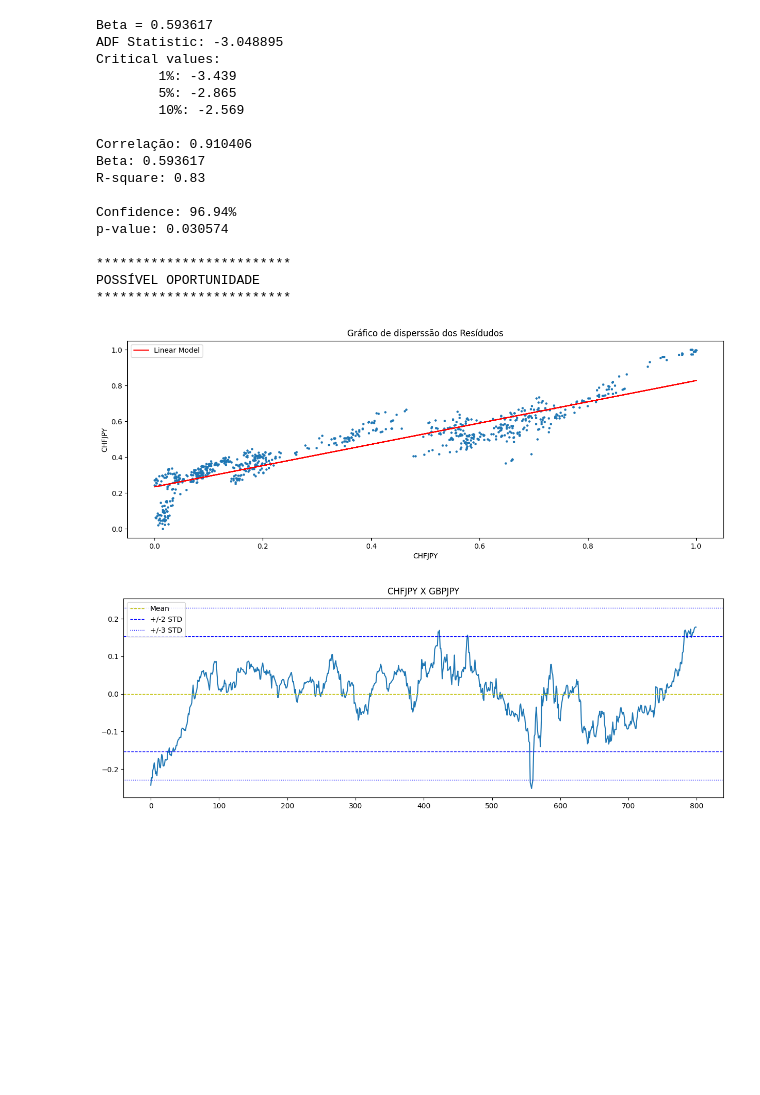
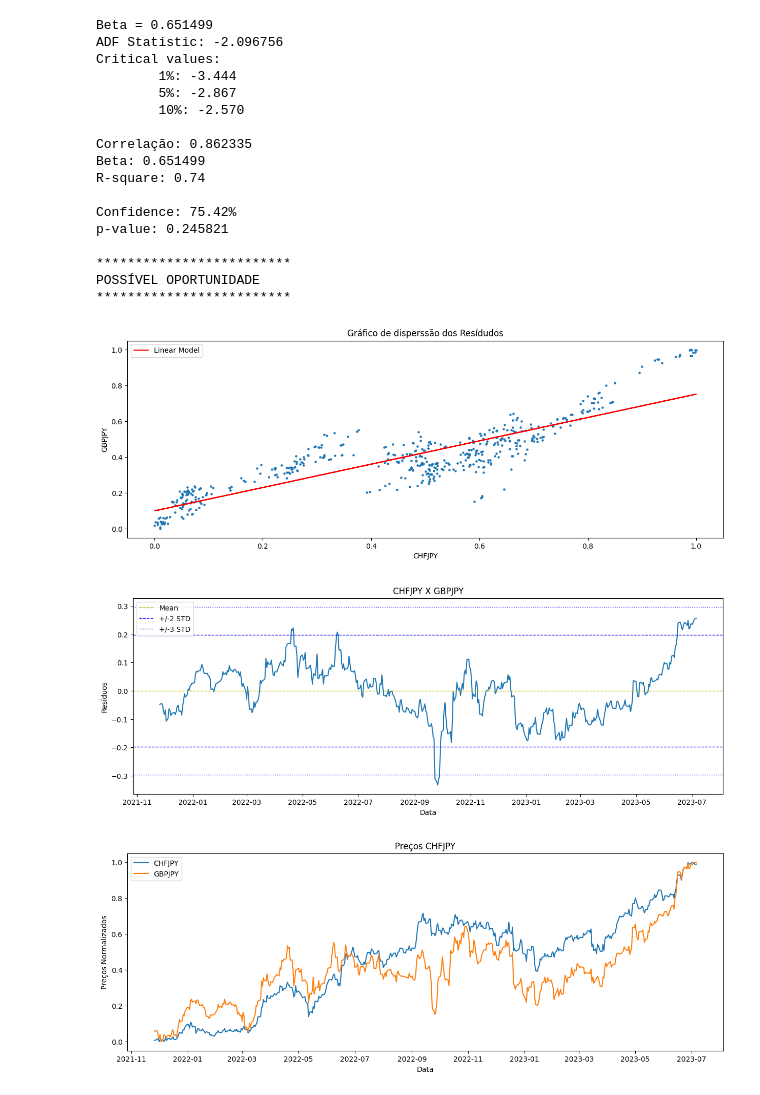
Before and after one commit to diogoraucci/ML_LongShortCointegracao, a Jupyter notebook: LongShort_Cointegracao.ipynb, the cells around one changed output. Saved outputs shown, nothing was run; the diff lists cells and outputs as text; code cells hidden in the pictures; blank space fills up the shorter version.

```diff
--- a/LongShort_Cointegracao.ipynb
+++ b/LongShort_Cointegracao.ipynb
@@ -8,7 +8,11 @@ import matplotlib.pyplot as plt
 import seaborn as sns
 # %%
 # Coletar Dados
-df = pd.read_csv('df_cotacoes.csv')
+data = pd.read_csv('df_cotacoes.csv')
+data.set_index('time',inplace=True)
+
+periodos = 502
+df = data[-periodos:].copy()
 
 from sklearn.preprocessing import MinMaxScaler
 
@@ -92,47 +96,64 @@ else:
     print('NENHUMA OPORTUNIDADE')
     print('*'*25)
 
+# Incluir Index Data
+df.index = data.index[-periodos:]
+# Converter o índice para datetime
+df.index = pd.to_datetime(df.index)
+
 # Plotar Gráficos
 
 chart = 15,5
 #Gerando gráfico da regressão linear
 plt.figure(figsize=(chart))
 plt.title('Gráfico de disperssão dos Resídudos')
 plt.scatter(X_independent, Y_dependent, s=5)
 plt.plot(X_independent, Y_predict, color="red", label='Linear Model')
 plt.xlabel(ativoA)
-plt.ylabel(ativoA)
+plt.ylabel(ativoB)
 plt.legend()
 
 #Plotar Gráfico dos Resíduos
 plt.figure(figsize=(chart))
 plt.title(f'{ativoA} X {ativoB}')
 plt.plot(df['Resíduos'])
 plt.axhline(y=mean, color='y', linestyle='--', linewidth=1, label='Mean')
 plt.axhline(y=up, color='b', linestyle='--', linewidth=1, label=f'+/-{2} STD')
 plt.axhline(y=down, color='b', linestyle='--', linewidth=1, label='_nolegend_')
 plt.axhline(y=up2, color='b', linestyle=':', linewidth=1, label=f'+/-{3} STD')
 plt.axhline(y=down2, color='b', linestyle=':', linewidth=1, label='_nolegend_')
 plt.legend(loc='upper left', ncol=1)
+plt.xlabel('Data')
+plt.ylabel('Resíduos')
+
+#Plotar Gráfico Ativo A
+plt.figure(figsize=(chart))
+plt.title(f'Preços {ativoA}')
+plt.plot(df.iloc[:,0], label=ativoA)
+plt.plot(df.iloc[:,1], label=ativoB)
+plt.xlabel('Data')
+plt.ylabel('Preços Normalizados')
+plt.legend()  # Adicionar essa linha para exibir as legendas
 
 plt.show()
 # %% [output]
-Beta = 0.593617
-ADF Statistic: -3.048895
+Beta = 0.651499
+ADF Statistic: -2.096756
 Critical values:
-        1%: -3.439
-        5%: -2.865
-        10%: -2.569
+        1%: -3.444
+        5%: -2.867
+        10%: -2.570
 
-Correlação: 0.910406
-Beta: 0.593617
-R-square: 0.83
+Correlação: 0.862335
+Beta: 0.651499
+R-square: 0.74
 
-Confidence: 96.94%
-p-value: 0.030574
+Confidence: 75.42%
+p-value: 0.245821
 
 *************************
 POSSÍVEL OPORTUNIDADE
 *************************
-[figure, old version]
+[figure, new version]
-[figure, old version]
+[figure, new version]
+[figure, added]
```
